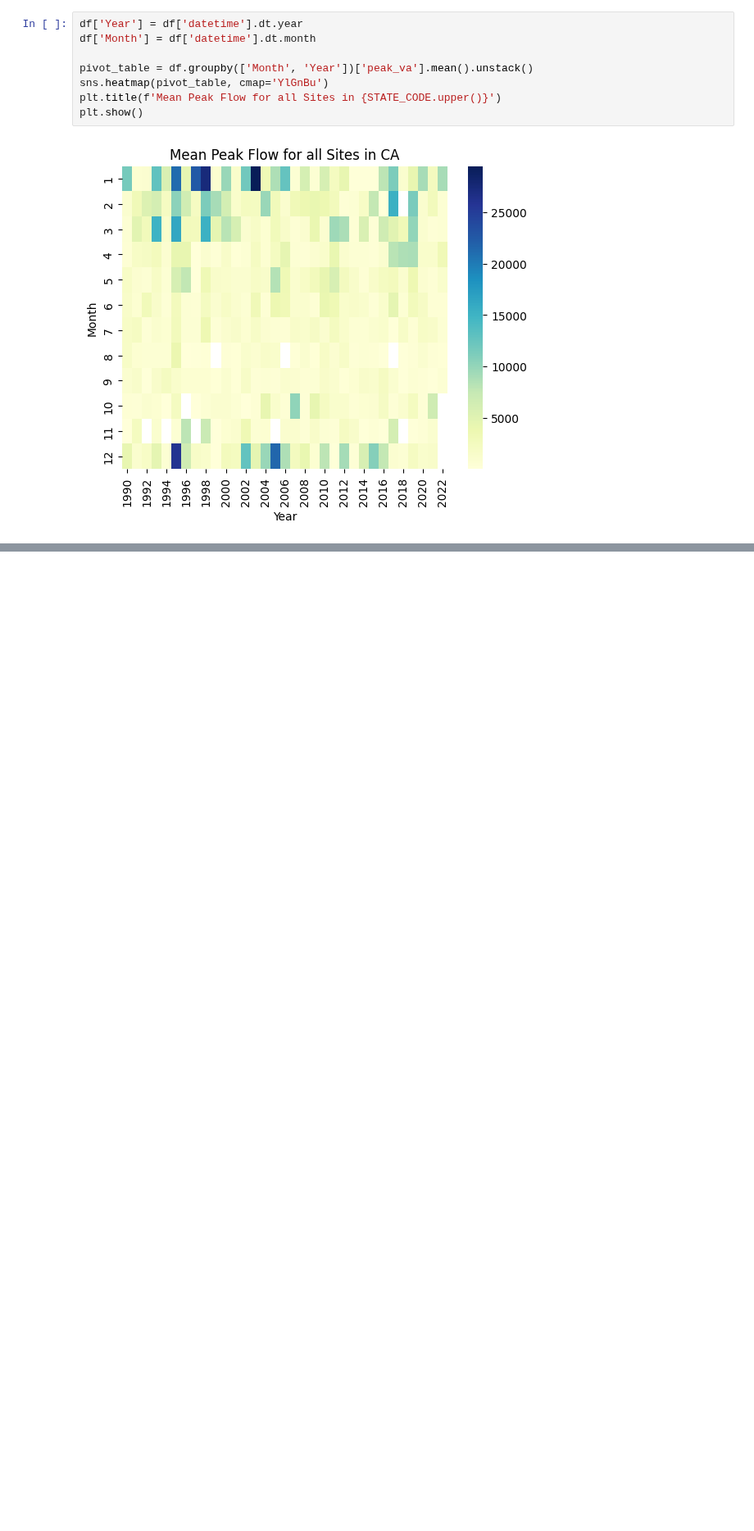
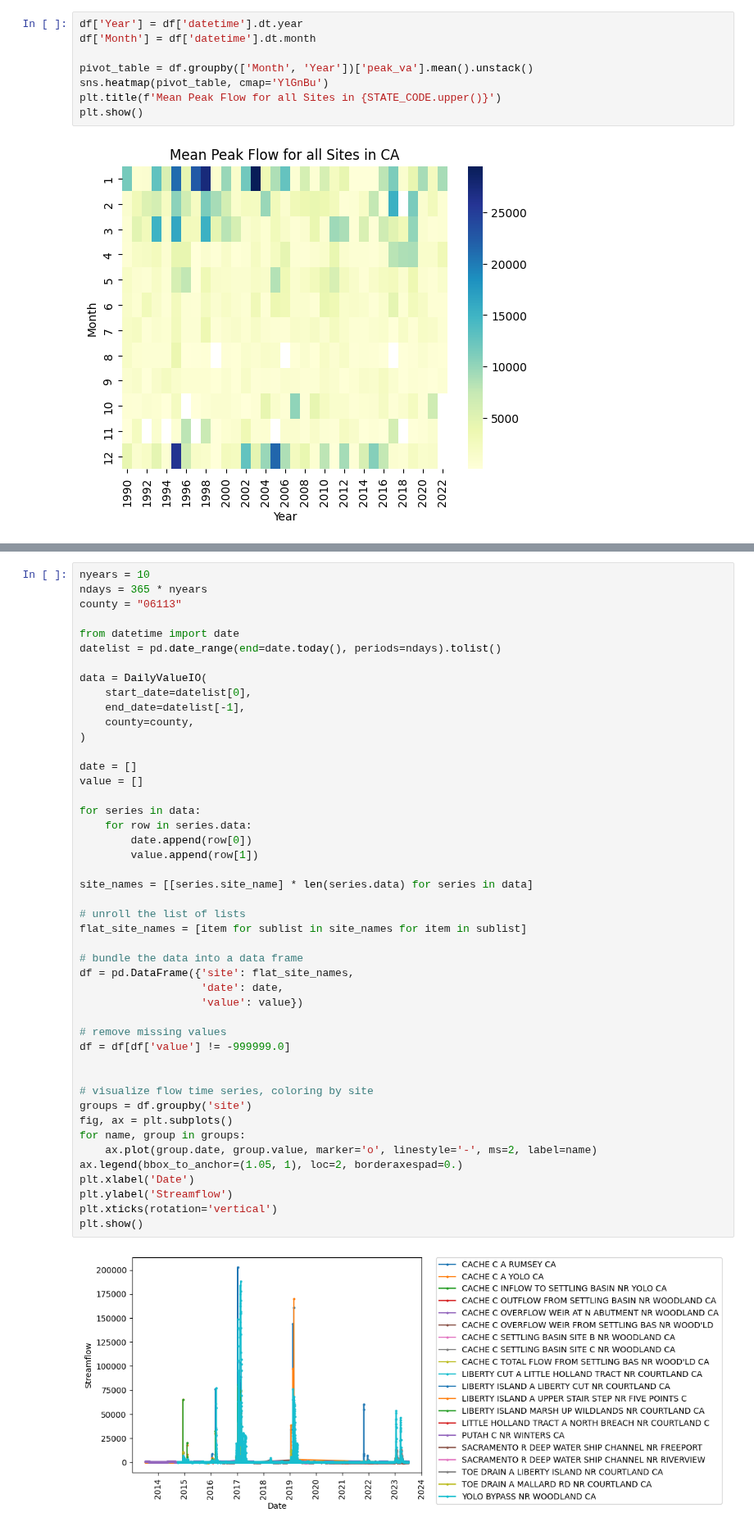
Before and after one commit to AlekWithK/DahlkeLab_LAWR, a Jupyter notebook: poc.ipynb, the cells around one changed output, grey strips where cells are left out. Shown at 82% size. Cells and saved outputs as stored; diff of their text form; blank space fills up the shorter version.

Commit message:
Began site verification of SRB

```diff
--- a/poc.ipynb
+++ b/poc.ipynb
@@ -39,0 +54,48 @@ plt.show()
+# %%
+nyears = 10
+ndays = 365 * nyears
+county = "06113"
+
+from datetime import date
+datelist = pd.date_range(end=date.today(), periods=ndays).tolist()
+
+data = DailyValueIO(
+    start_date=datelist[0],
+    end_date=datelist[-1],
+    county=county,
+)
+
+date = []
+value = []
+
+for series in data:
+    for row in series.data:
+        date.append(row[0])
+        value.append(row[1])
+
+site_names = [[series.site_name] * len(series.data) for series in data]
+
+# unroll the list of lists
+flat_site_names = [item for sublist in site_names for item in sublist]
+
+# bundle the data into a data frame
+df = pd.DataFrame({'site': flat_site_names,
+                   'date': date,
+                   'value': value})
+
+# remove missing values
+df = df[df['value'] != -999999.0]
+
+
+# visualize flow time series, coloring by site
+groups = df.groupby('site')
+fig, ax = plt.subplots()
+for name, group in groups:
+    ax.plot(group.date, group.value, marker='o', linestyle='-', ms=2, label=name)
+ax.legend(bbox_to_anchor=(1.05, 1), loc=2, borderaxespad=0.)
+plt.xlabel('Date')
+plt.ylabel('Streamflow')
+plt.xticks(rotation='vertical')
+plt.show()
+# %% [output]
+[figure, added]
```
Also changed, not shown: parts of 3 cells of this notebook, 3 other files.
